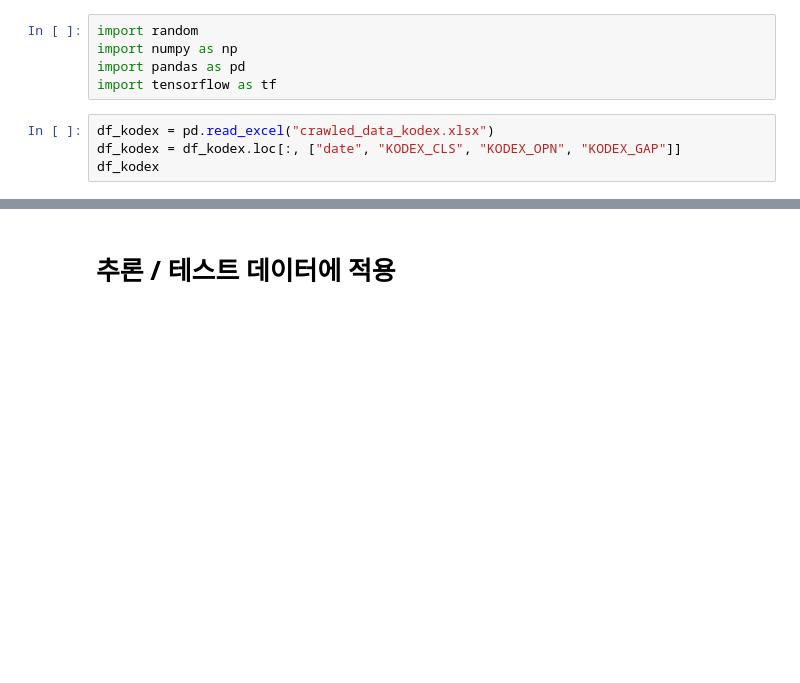
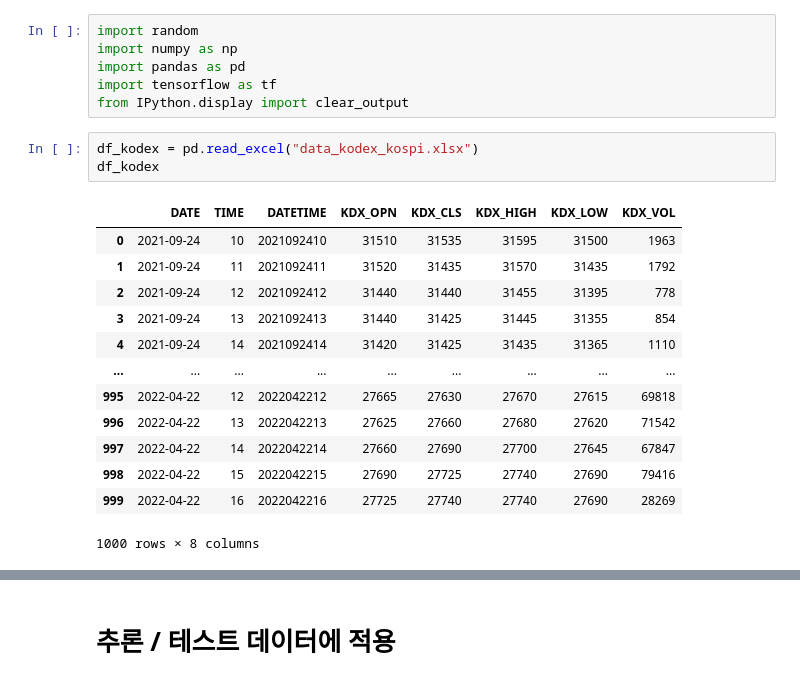
Before and after one commit to hrdkdh/reinforcement-learning, a Jupyter notebook: dqn_test_ver3_5actions.ipynb, the cells around one changed output, grey strips where cells are left out. Drawn from its saved outputs; the diff is of its cells as text; blank space fills up the shorter version.

```diff
--- a/dqn_test_ver3_5actions.ipynb
+++ b/dqn_test_ver3_5actions.ipynb
@@ -3,8 +3,22 @@ import random
 import numpy as np
 import pandas as pd
 import tensorflow as tf
+from IPython.display import clear_output
 # %%
-df_kodex = pd.read_excel("crawled_data_kodex.xlsx")
-df_kodex = df_kodex.loc[:, ["date", "KODEX_CLS", "KODEX_OPN", "KODEX_GAP"]]
+df_kodex = pd.read_excel("data_kodex_kospi.xlsx")
 df_kodex
+# %% [output]
+|  | DATE | TIME | DATETIME | KDX_OPN | KDX_CLS | KDX_HIGH | KDX_LOW | KDX_VOL |
+| 0 | 2021-09-24 | 10 | 2021092410 | 31510 | 31535 | 31595 | 31500 | 1963 |
+| 1 | 2021-09-24 | 11 | 2021092411 | 31520 | 31435 | 31570 | 31435 | 1792 |
+| 2 | 2021-09-24 | 12 | 2021092412 | 31440 | 31440 | 31455 | 31395 | 778 |
+| 3 | 2021-09-24 | 13 | 2021092413 | 31440 | 31425 | 31445 | 31355 | 854 |
+| 4 | 2021-09-24 | 14 | 2021092414 | 31420 | 31425 | 31435 | 31365 | 1110 |
+| ... | ... | ... | ... | ... | ... | ... | ... | ... |
+| 995 | 2022-04-22 | 12 | 2022042212 | 27665 | 27630 | 27670 | 27615 | 69818 |
+| 996 | 2022-04-22 | 13 | 2022042213 | 27625 | 27660 | 27680 | 27620 | 71542 |
+| 997 | 2022-04-22 | 14 | 2022042214 | 27660 | 27690 | 27700 | 27645 | 67847 |
+| 998 | 2022-04-22 | 15 | 2022042215 | 27690 | 27725 | 27740 | 27690 | 79416 |
+| 999 | 2022-04-22 | 16 | 2022042216 | 27725 | 27740 | 27740 | 27690 | 28269 |
+1000 rows × 8 columns
 # %%
```
Also changed, not shown: parts of 8 cells of this notebook, 7 other files.
